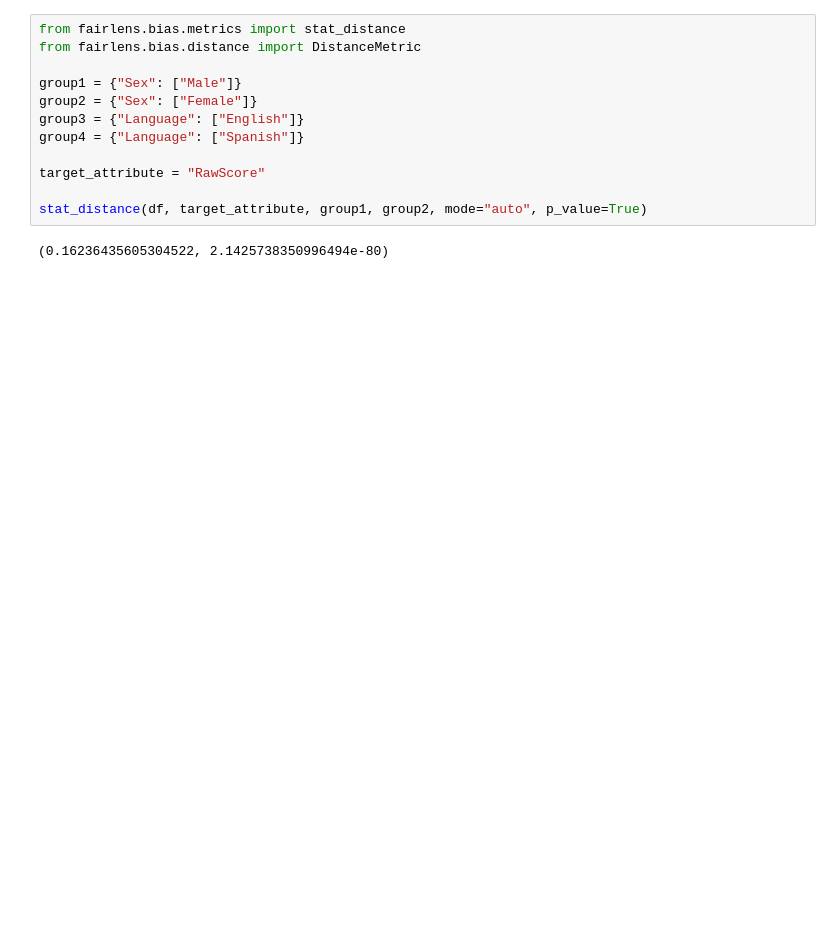
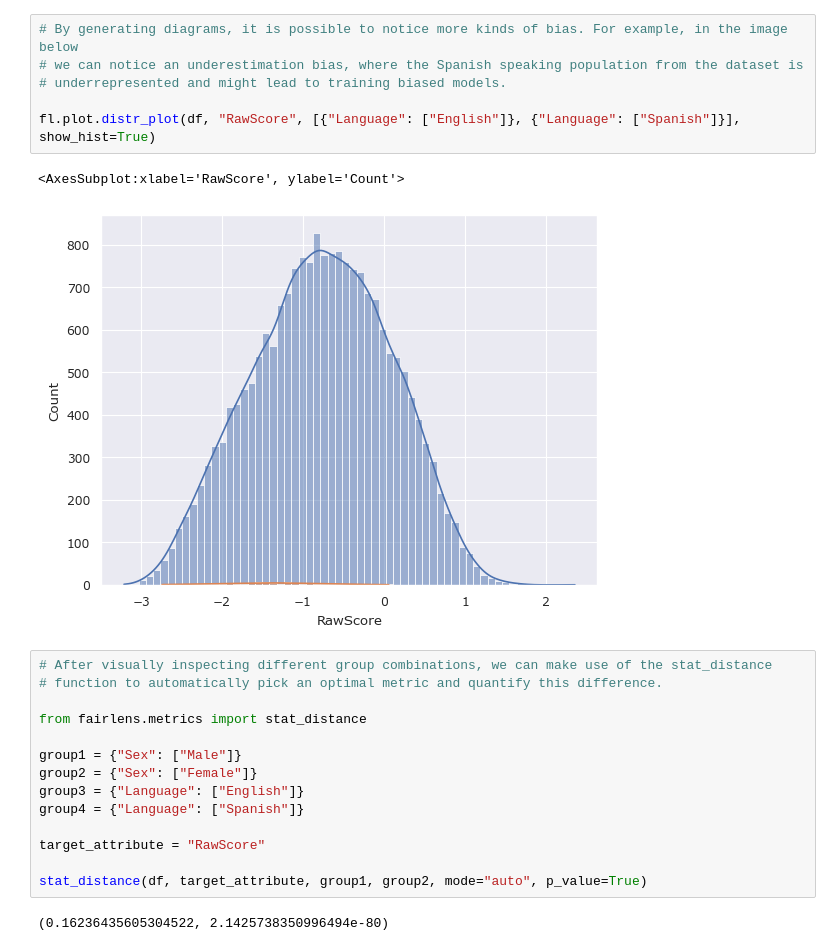
Before and after one commit to synthesized-io/fairlens, a Jupyter notebook: notebooks/compas.ipynb, the cells around one changed output. Saved outputs shown, nothing was run; the diff lists cells and outputs as text; blank space fills up the shorter version.

```diff
--- a/notebooks/compas.ipynb
+++ b/notebooks/compas.ipynb
@@ -80,6 +63,17 @@ plt_group_dist(df, "RawScore", {"Language": ["English"]}, {"Language": ["Spanish
+# %%
+# By generating diagrams, it is possible to notice more kinds of bias. For example, in the image below
+# we can notice an underestimation bias, where the Spanish speaking population from the dataset is
+# underrepresented and might lead to training biased models.
+
+fl.plot.distr_plot(df, "RawScore", [{"Language": ["English"]}, {"Language": ["Spanish"]}], show_hist=True)
+# %% [output]
+<AxesSubplot:xlabel='RawScore', ylabel='Count'>
+[figure, added]
 # %%
-from fairlens.bias.metrics import stat_distance
-from fairlens.bias.distance import DistanceMetric
+# After visually inspecting different group combinations, we can make use of the stat_distance
+# function to automatically pick an optimal metric and quantify this difference.
+
+from fairlens.metrics import stat_distance
 
 group1 = {"Sex": ["Male"]}
 group2 = {"Sex": ["Female"]}
```
Also changed, not shown: parts of 16 cells of this notebook, 14 other files.
